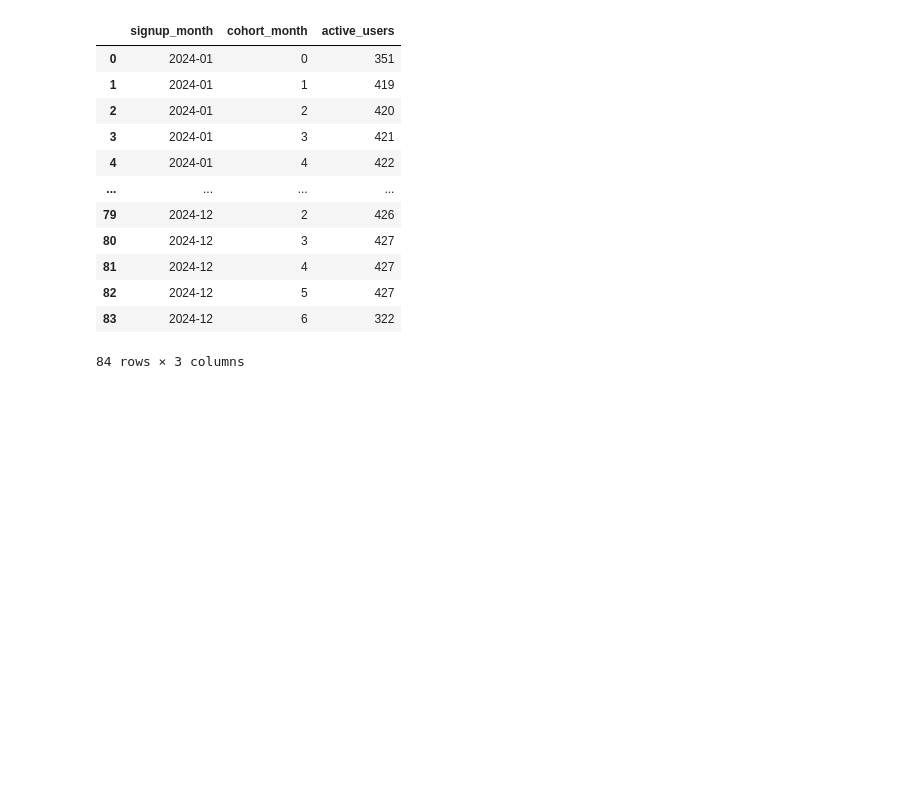
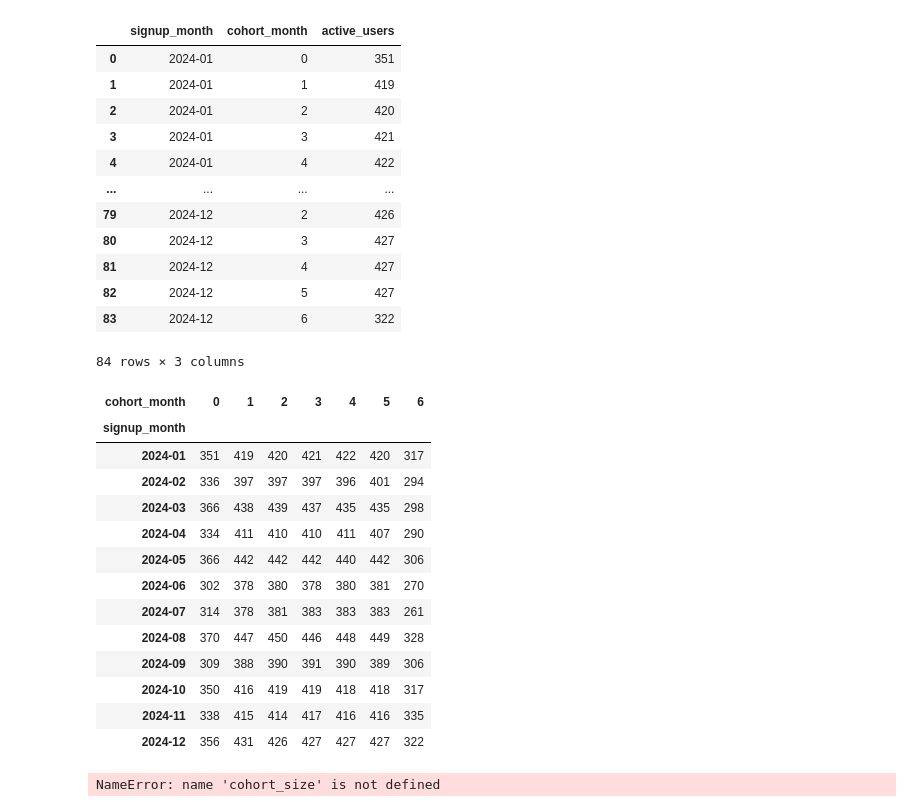
Before and after one commit to PriyaKotera16/User-Retention-Cohort-Analysis, a Jupyter notebook: User_Retention_Cohort_Analysis.ipynb, the cells around one changed output. Saved outputs shown, nothing was run; the diff lists cells and outputs as text; code cells hidden in the pictures; blank space fills up the shorter version.

```diff
--- a/User_Retention_Cohort_Analysis.ipynb
+++ b/User_Retention_Cohort_Analysis.ipynb
@@ -158,3 +158,33 @@ cohort_data
 | 82 | 2024-12 | 5 | 427 |
 | 83 | 2024-12 | 6 | 322 |
 84 rows × 3 columns
+# %%
+retention_matrix = cohort_data.pivot(
+    index="signup_month",
+    columns="cohort_month",
+    values="active_users"
+)
+retention_matrix
+# %% [output]
+| cohort_month | 0 | 1 | 2 | 3 | 4 | 5 | 6 |
+| signup_month |  |  |  |  |  |  |  |
+| 2024-01 | 351 | 419 | 420 | 421 | 422 | 420 | 317 |
+| 2024-02 | 336 | 397 | 397 | 397 | 396 | 401 | 294 |
+| 2024-03 | 366 | 438 | 439 | 437 | 435 | 435 | 298 |
+| 2024-04 | 334 | 411 | 410 | 410 | 411 | 407 | 290 |
+| 2024-05 | 366 | 442 | 442 | 442 | 440 | 442 | 306 |
+| 2024-06 | 302 | 378 | 380 | 378 | 380 | 381 | 270 |
+| 2024-07 | 314 | 378 | 381 | 383 | 383 | 383 | 261 |
+| 2024-08 | 370 | 447 | 450 | 446 | 448 | 449 | 328 |
+| 2024-09 | 309 | 388 | 390 | 391 | 390 | 389 | 306 |
+| 2024-10 | 350 | 416 | 419 | 419 | 418 | 418 | 317 |
+| 2024-11 | 338 | 415 | 414 | 417 | 416 | 416 | 335 |
+| 2024-12 | 356 | 431 | 426 | 427 | 427 | 427 | 322 |
+# %%
+retention_pct = retention_matrix.divide(
+    cohort_size,
+    axis=0
+) * 100
+retention_pct.round(2)
+# %% [output]
+NameError: name 'cohort_size' is not defined
```
Also changed, not shown: parts of 58 cells of this notebook.
